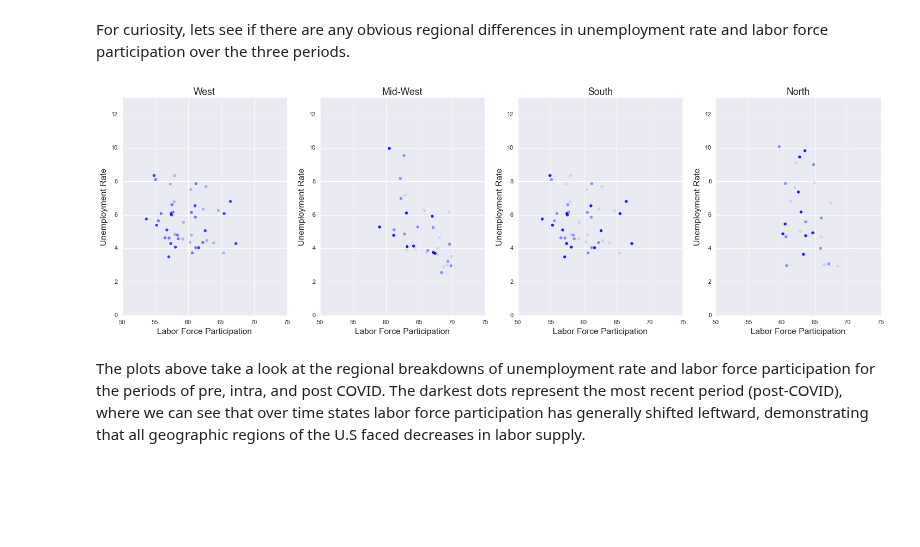
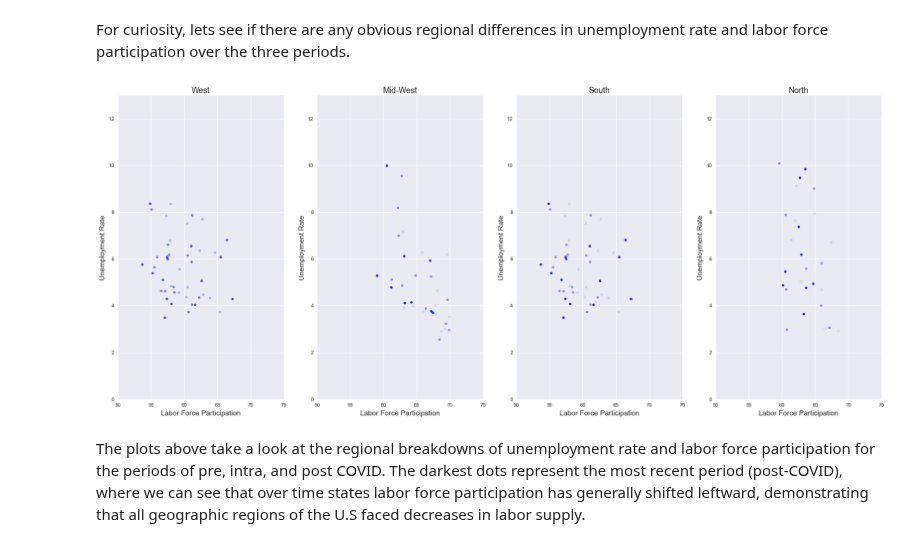
Before and after one commit to vgm236/ferrante_moreira_data_project, a Jupyter notebook: app/ferrante_moreira_project.ipynb, the cells around one changed output. Saved outputs shown, nothing was run; the diff lists cells and outputs as text; code cells hidden in the pictures; blank space fills up the shorter version.

```diff
--- a/app/ferrante_moreira_project.ipynb
+++ b/app/ferrante_moreira_project.ipynb
@@ -585,7 +585,7 @@ df_intra_covid = df_ur_lfp["2020-01-01":"2020-12-31"]
 df_post_covid = df_ur_lfp["2021-01-01":"2021-10-31"]
 
 
-fig, ax = plt.subplots(1, 3, figsize=(20, 6))
+fig, ax = plt.subplots(1, 3, figsize=(24, 10))
 
 ax[0].scatter(
     df_pre_covid["labor_force_participation"].mean(),
@@ -724,7 +724,7 @@ post_south_lfp = df_post_covid["labor_force_participation"][south]
 
 
 # Scatter plots showing transitions through pre, intra, and post COVID by region
-fig, ax = plt.subplots(1,4, figsize=(20,6))
+fig, ax = plt.subplots(1,4, figsize=(24,10))
 
 west_ur = [pre_west_ur, intra_west_ur, post_west_ur]
 west_lfp = [pre_west_lfp, intra_west_lfp, post_west_lfp]
@@ -762,34 +762,34 @@ north_ur = [pre_north_ur, intra_north_ur, post_north_ur]
 north_lfp = [pre_north_lfp, intra_north_lfp, post_north_lfp]
 
 for (j, i) in zip(north_ur, north_lfp):
     ax[3].scatter(
         i.mean(),
         j.mean(),
         color='b',
         alpha=[0.1, 0.4, 0.9]
     )
 
 for i in [0, 1, 2, 3]:
     ax[i].set_xlim(50, 75),
     ax[i].set_ylim(0, 13)
 
 region_titles = ["West", "Mid-West", "South", "North"]
 count = [0, 1, 2, 3]
 
 for (i, j) in zip(count, region_titles):
     ax[i].set_title(j, fontsize=16)
 
 for i in [0, 1, 2, 3]:
     ax[i].set_ylabel("Unemployment Rate", fontsize=14)
     ax[i].set_xlabel("Labor Force Participation", fontsize=14)
 
 for i in [0, 1, 2, 3]:
     ax[i].spines['right'].set_visible(False)
     ax[i].spines['top'].set_visible(False)
 
 plt.style.use("seaborn")
 # %% [output]
-[figure, old version]
+[figure, new version]
 # %% [markdown]
 The plots above take a look at the regional breakdowns of unemployment rate and labor force participation for the periods of pre, intra, and post COVID. The darkest dots represent the most recent period (post-COVID), where we can see that over time states labor force participation has generally shifted leftward, demonstrating that all geographic regions of the U.S faced decreases in labor supply.
 # %%
```
Also changed, not shown: parts of 3 cells of this notebook.
